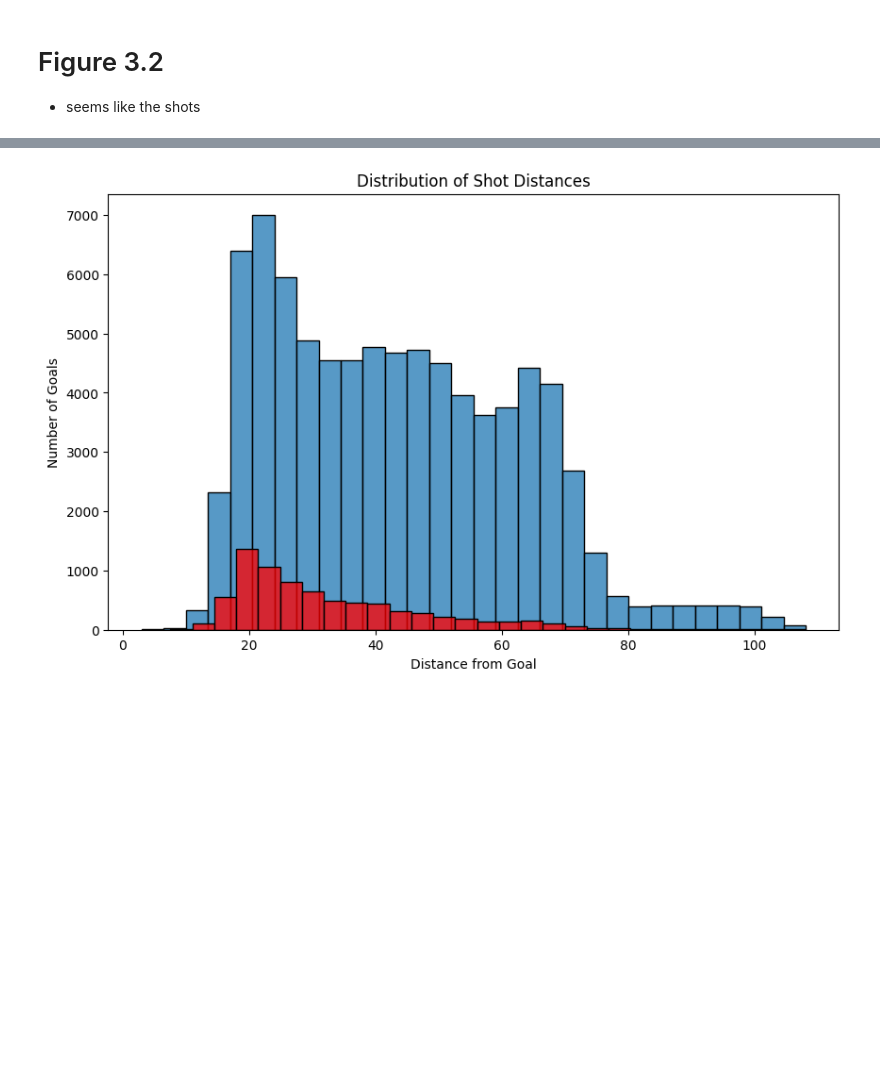
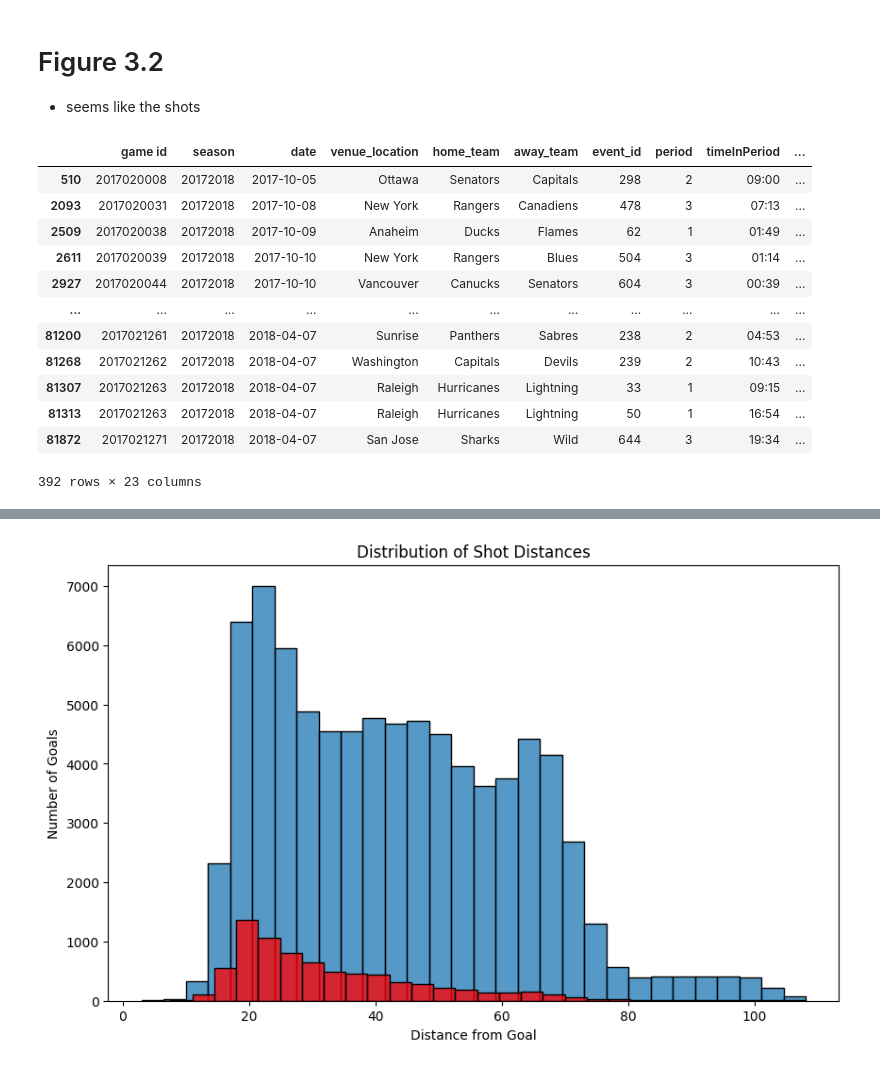
Before and after one commit to WilliamChidiac/NHL-goal-prediction, a Jupyter notebook: notebooks/simple_visualization.ipynb, the cells around one changed output, grey strips where cells are left out. Cells and saved outputs as stored; diff of their text form; code cells hidden in the pictures; blank space fills up the shorter version.

```diff
--- a/notebooks/simple_visualization.ipynb
+++ b/notebooks/simple_visualization.ipynb
@@ -48,3 +67,21 @@ plt.show()
 # %% [markdown]
 # Figure 3.2
 -  seems like the shots
+# %%
+# Calculate the distance from the goal (assuming the goal is at (-100, 0) or (100, 0))
+df['distance'] = df.apply(lambda row: min(((row['x_coord'] + 100)**2 + row['y_coord']**2)**0.5, ((row['x_coord'] - 100)**2 + row['y_coord']**2)**0.5), axis=1)
+df[df['distance'] > 100]
+# %% [output]
+|  | game id | season | date | venue_location | home_team | away_team | event_id | period | timeInPeriod | ... |
+| 510 | 2017020008 | 20172018 | 2017-10-05 | Ottawa | Senators | Capitals | 298 | 2 | 09:00 | ... |
+| 2093 | 2017020031 | 20172018 | 2017-10-08 | New York | Rangers | Canadiens | 478 | 3 | 07:13 | ... |
+| 2509 | 2017020038 | 20172018 | 2017-10-09 | Anaheim | Ducks | Flames | 62 | 1 | 01:49 | ... |
+| 2611 | 2017020039 | 20172018 | 2017-10-10 | New York | Rangers | Blues | 504 | 3 | 01:14 | ... |
+| 2927 | 2017020044 | 20172018 | 2017-10-10 | Vancouver | Canucks | Senators | 604 | 3 | 00:39 | ... |
+| ... | ... | ... | ... | ... | ... | ... | ... | ... | ... | ... |
+| 81200 | 2017021261 | 20172018 | 2018-04-07 | Sunrise | Panthers | Sabres | 238 | 2 | 04:53 | ... |
+| 81268 | 2017021262 | 20172018 | 2018-04-07 | Washington | Capitals | Devils | 239 | 2 | 10:43 | ... |
+| 81307 | 2017021263 | 20172018 | 2018-04-07 | Raleigh | Hurricanes | Lightning | 33 | 1 | 09:15 | ... |
+| 81313 | 2017021263 | 20172018 | 2018-04-07 | Raleigh | Hurricanes | Lightning | 50 | 1 | 16:54 | ... |
+| 81872 | 2017021271 | 20172018 | 2018-04-07 | San Jose | Sharks | Wild | 644 | 3 | 19:34 | ... |
+392 rows × 23 columns
```
Also changed, not shown: parts of 4 cells of this notebook.
